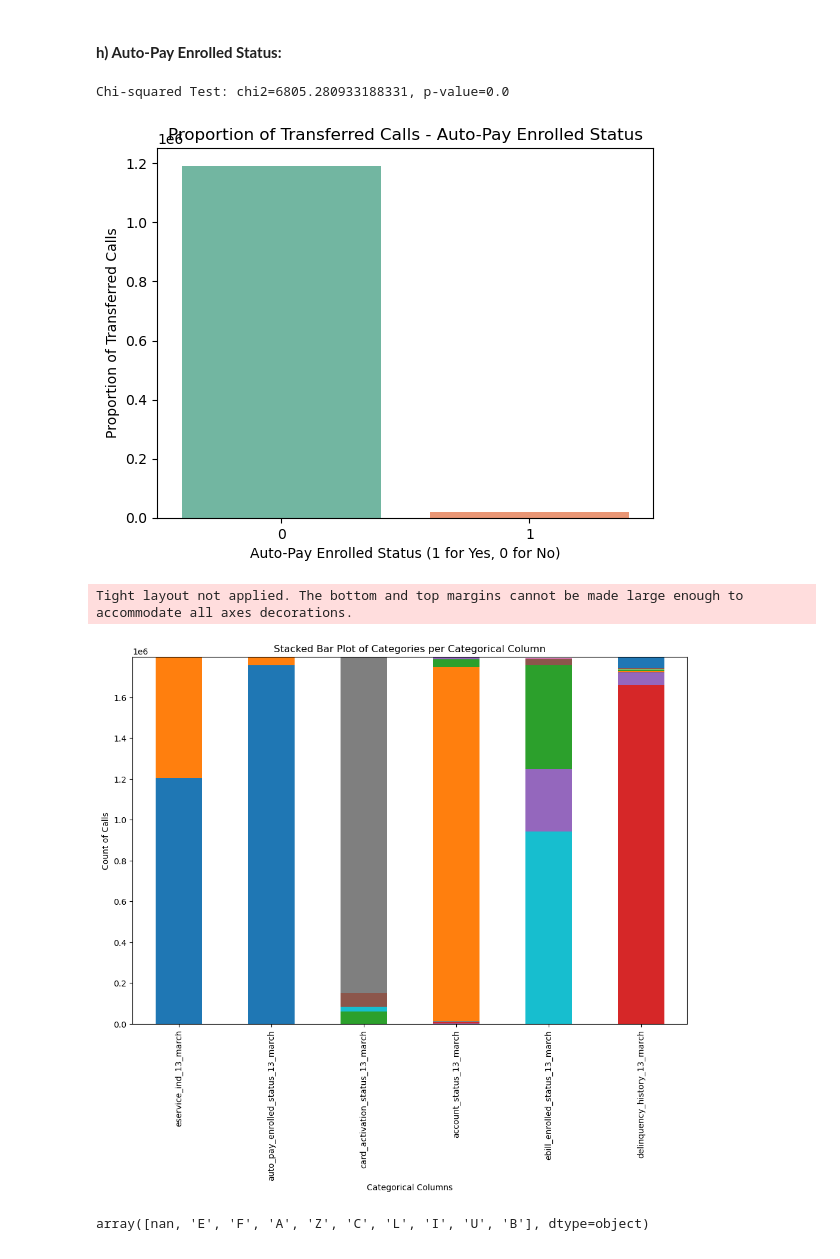
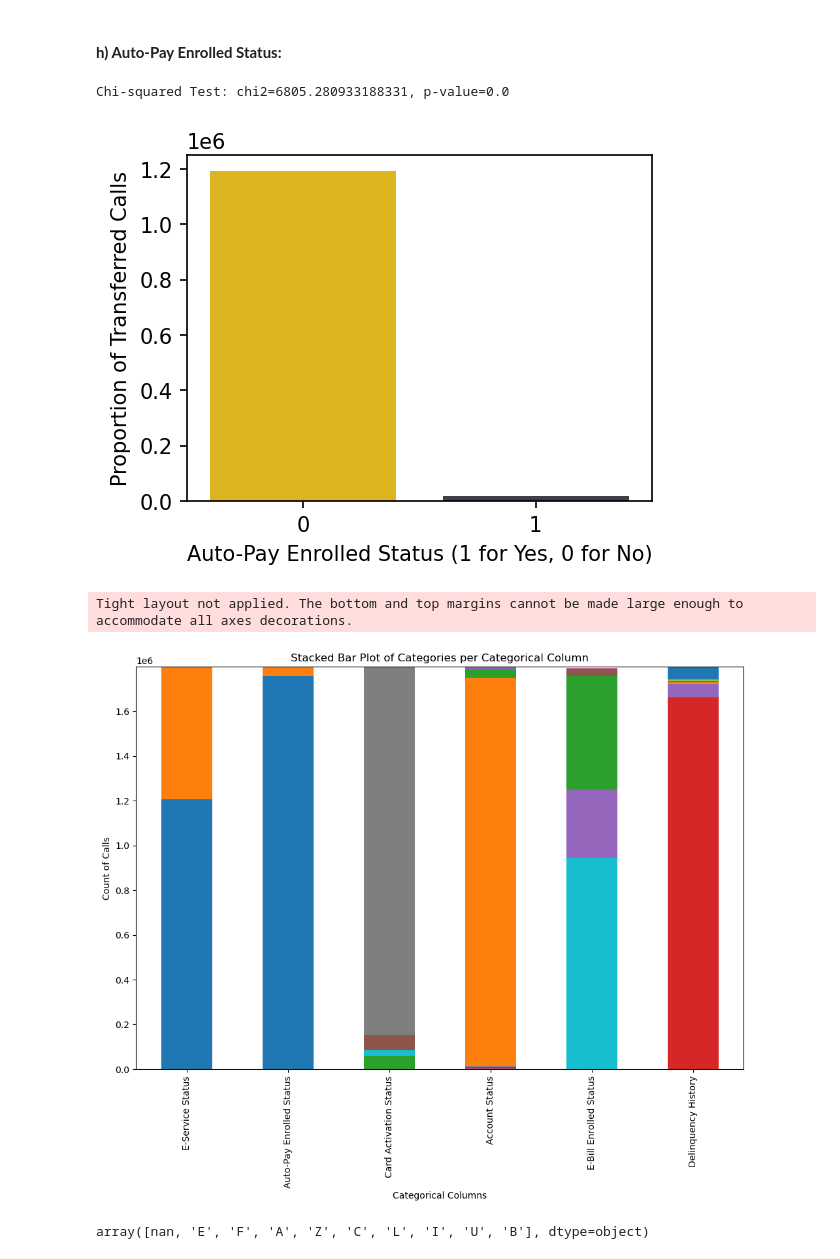
Before and after one commit to Johann-Cardenas/Datathon-2024, a Jupyter notebook: EDA.ipynb, the cells around one changed output. Saved outputs shown, nothing was run; the diff lists cells and outputs as text; code cells hidden in the pictures.

```diff
--- a/EDA.ipynb
+++ b/EDA.ipynb
@@ -1639,14 +1642,15 @@ crosstab = pd.crosstab(data['auto_pay_enrolled_status_13_march'], data['mos'].st
 chi2, p, dof, expected = chi2_contingency(crosstab)
 print(f'Chi-squared Test: chi2={chi2}, p-value={p}')
 
-sns.barplot(x=crosstab.index, y=crosstab[True], palette='Set2')
-plt.title('Proportion of Transferred Calls - Auto-Pay Enrolled Status')
+fig = plt.figure(figsize=(4, 3), dpi=150)
+sns.barplot(x=crosstab.index, y=crosstab[True], palette=synchrony)
+#plt.title('Proportion of Transferred Calls - Auto-Pay Enrolled Status')
 plt.xlabel('Auto-Pay Enrolled Status (1 for Yes, 0 for No)')
 plt.ylabel('Proportion of Transferred Calls')
 plt.show()
 # %% [output]
 Chi-squared Test: chi2=6805.280933188331, p-value=0.0
-[figure, old version]
+[figure, new version]
 # %%
 columns_to_plot = [
     'eservice_ind_13_march',
@@ -1655,6 +1659,15 @@ columns_to_plot = [
     'account_status_13_march',
     'ebill_enrolled_status_13_march',
     'delinquency_history_13_march'
+]
+
+columns_labels = [
+    'E-Service Status',
+    'Auto-Pay Enrolled Status',
+    'Card Activation Status',
+    'Account Status',
+    'E-Bill Enrolled Status',
+    'Delinquency History'
 ]
 
 category_counts = {}
@@ -1672,34 +1685,38 @@ combined_df = pd.DataFrame(0, index=all_categories, columns=columns_to_plot)
 
 # Fill the DataFrame with the counts
 for column, counts in category_counts.items():
     combined_df[column] = counts
 
 # Transpose the DataFrame to have columns as x-ticks
 combined_df = combined_df.T
 # Initialize a figure
 
+
 plt.figure(figsize=(12, 8))
 combined_df.plot(kind='bar', stacked=True, ax=plt.gca())
+
+#update column labels
+plt.gca().set_xticklabels(columns_labels, rotation=0)
 
 # Add labels and title
 plt.title('Stacked Bar Plot of Categories per Categorical Column')
 plt.xlabel('Categorical Columns')
 plt.ylabel('Count of Calls')
 
 # Rotate x-tick labels for better readability
 plt.xticks(rotation=90)
 
 # Adjust layout to fit the legend
 plt.tight_layout(rect=[0, 0, 0.85, 1])
 
 #remove legend
 plt.legend().remove()
 
 # Show the plot
 plt.show()
 # %% [output]
 Tight layout not applied. The bottom and top margins cannot be made large enough to accommodate all axes decorations.
-[figure, old version]
+[figure, new version]
 # %%
 # Show unique values of the account_status_13_march column
 data['account_status_13_march'].unique()
```
Also changed, not shown: parts of 4 cells of this notebook.
